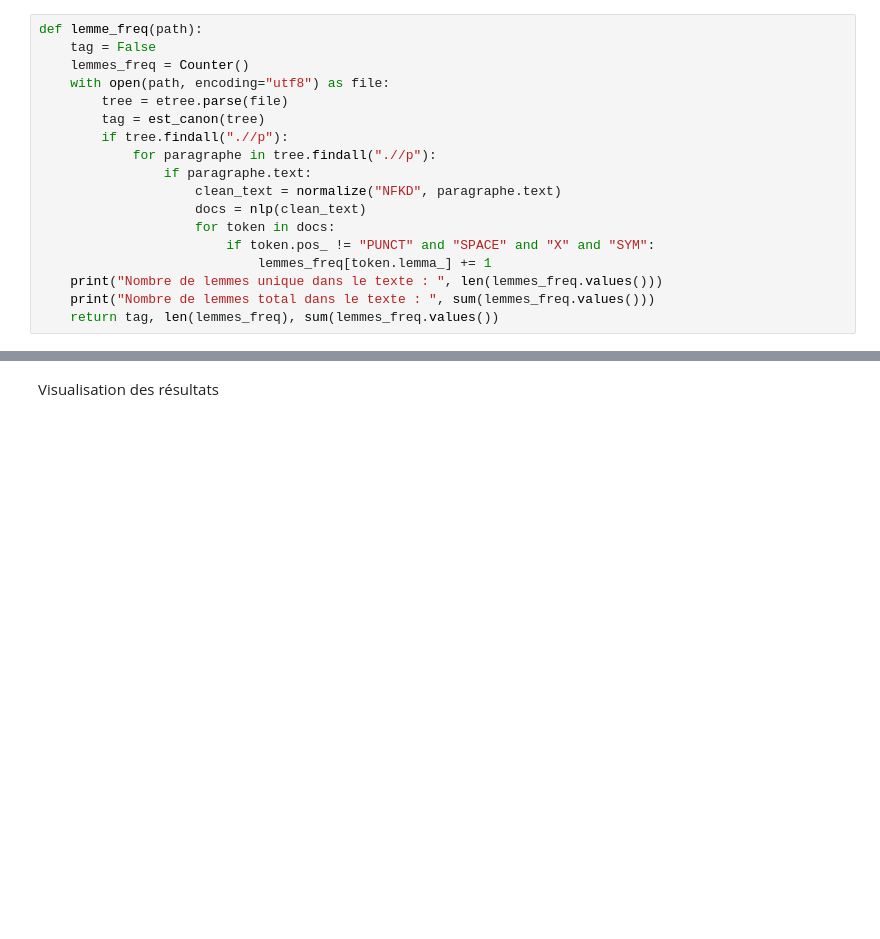
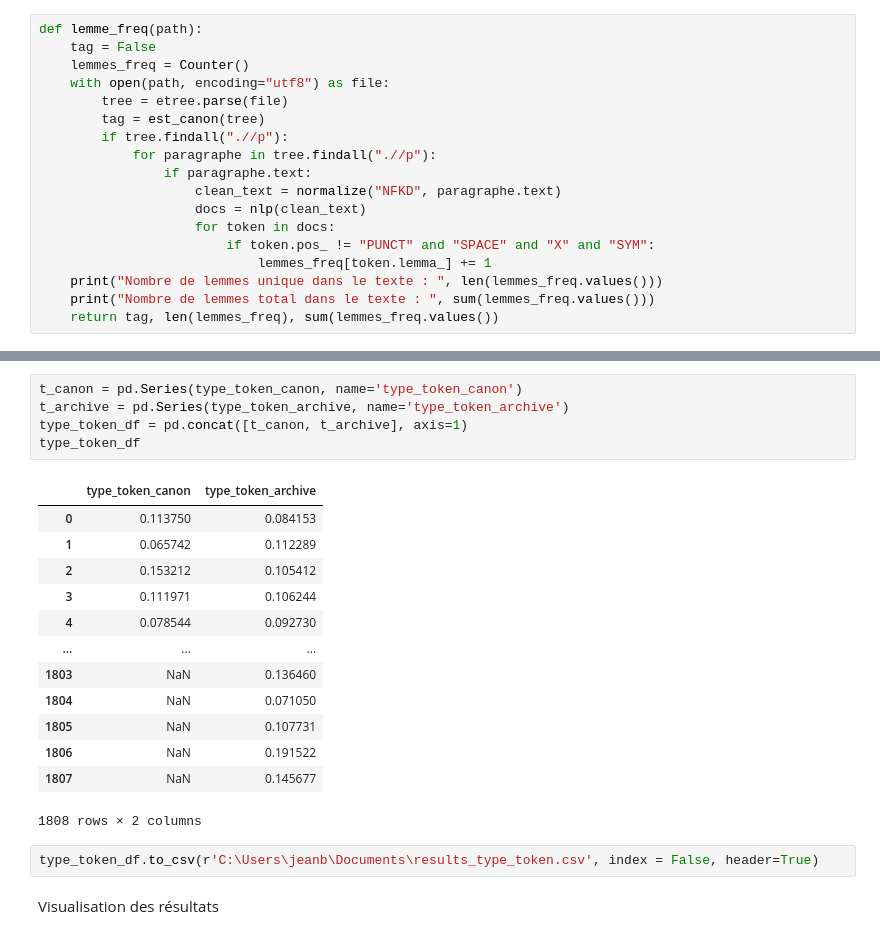
Before and after one commit to crazyjeannot/canons, a Jupyter notebook: type-token.ipynb, the cells around one changed output, grey strips where cells are left out. Cells and saved outputs as stored; diff of their text form; blank space fills up the shorter version.

```diff
--- a/type-token.ipynb
+++ b/type-token.ipynb
@@ -86,3 +86,24 @@ print(type_token_archive)
+# %%
+t_canon = pd.Series(type_token_canon, name='type_token_canon')
+t_archive = pd.Series(type_token_archive, name='type_token_archive')
+type_token_df = pd.concat([t_canon, t_archive], axis=1)
+type_token_df
+# %% [output]
+|  | type_token_canon | type_token_archive |
+| 0 | 0.113750 | 0.084153 |
+| 1 | 0.065742 | 0.112289 |
+| 2 | 0.153212 | 0.105412 |
+| 3 | 0.111971 | 0.106244 |
+| 4 | 0.078544 | 0.092730 |
+| ... | ... | ... |
+| 1803 | NaN | 0.136460 |
+| 1804 | NaN | 0.071050 |
+| 1805 | NaN | 0.107731 |
+| 1806 | NaN | 0.191522 |
+| 1807 | NaN | 0.145677 |
+1808 rows × 2 columns
+# %%
+type_token_df.to_csv(r'C:\Users\jeanb\Documents\results_type_token.csv', index = False, header=True)
 # %% [markdown]
 Visualisation des résultats
 # %%
```
Also changed, not shown: parts of 7 cells of this notebook, 1 other file.
